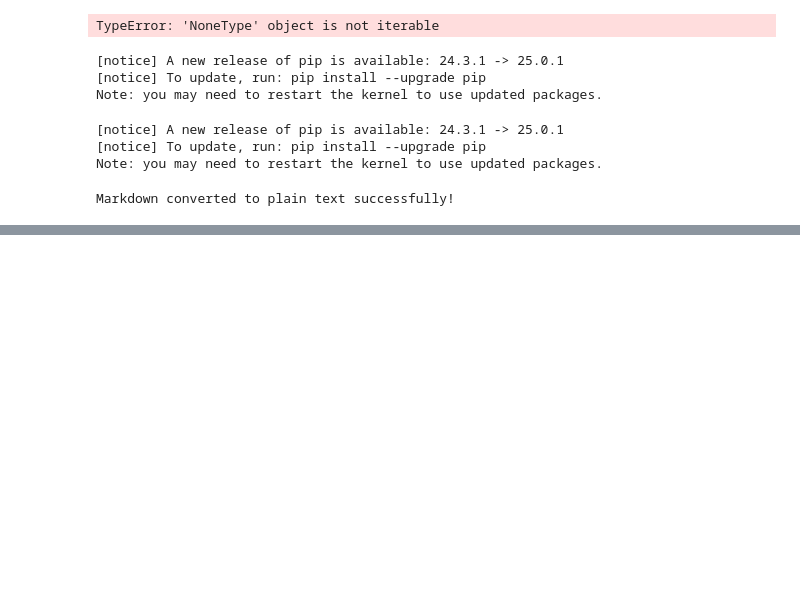
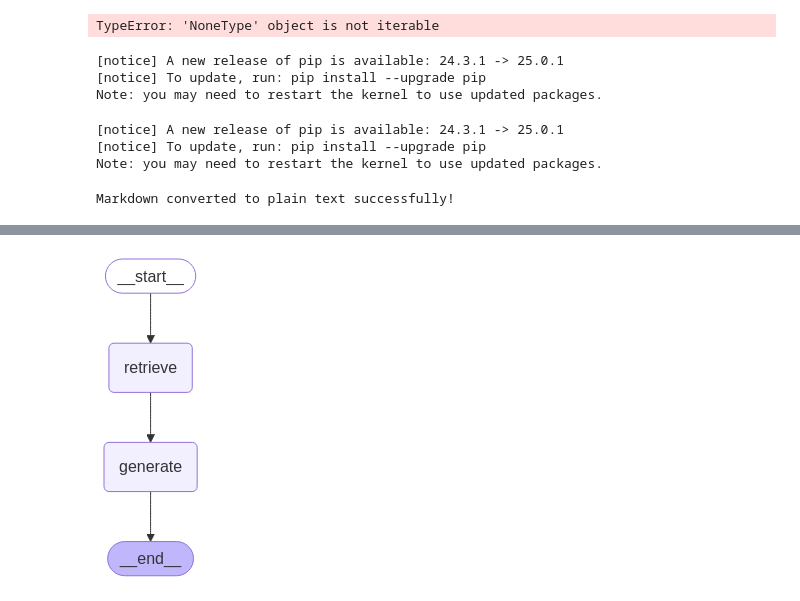
Before and after one commit to yunut/study-llm-agent, a Jupyter notebook: 2.retrieval.ipynb, the cells around one changed output, grey strips where cells are left out. Saved outputs shown, nothing was run; the diff lists cells and outputs as text; code cells hidden in the pictures; blank space fills up the shorter version.

```diff
--- a/2.retrieval.ipynb
+++ b/2.retrieval.ipynb
@@ -149,0 +238,4 @@ from langchain_openai import OpenAIEmbeddings
+# %%
+# 시퀀스를 사용하면 노드와 엣지를 추가하지않고 간단하게 처리 가능
+
+sequence_graph_builder = StateGraph(AgentState).add_sequence([retrieve, generate])
@@ -149,0 +247,4 @@ from langchain_openai import OpenAIEmbeddings
+# %%
+sequence_graph_builder.compile()
+# %% [output]
+[figure, added]
```
Also changed, not shown: parts of 18 cells of this notebook.
